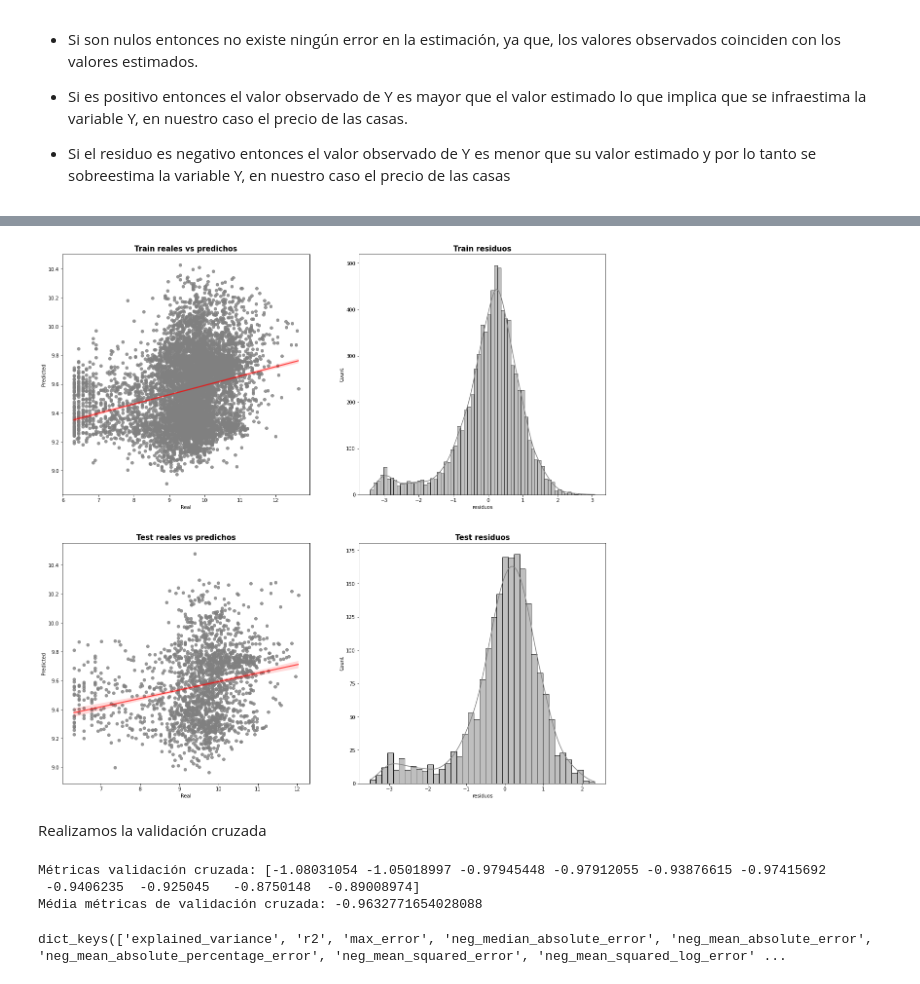
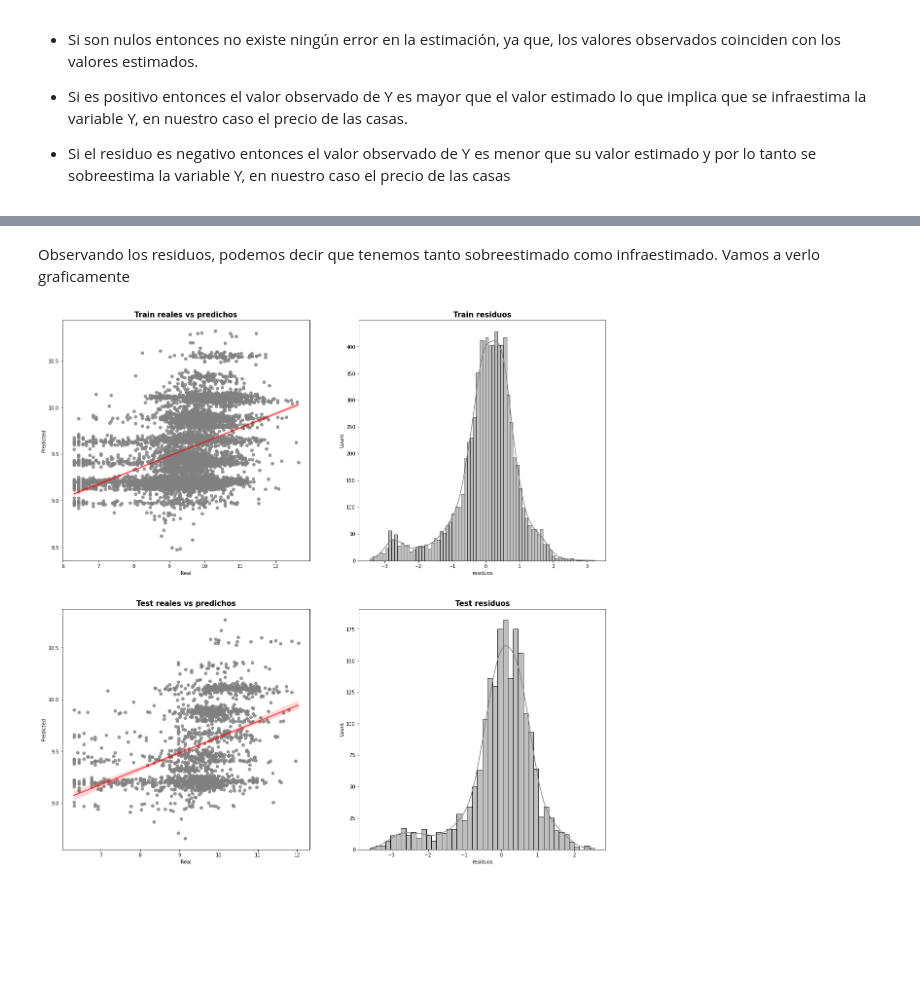
Before and after one commit to Adalab/DA-PROMO-B-MODULO-3-SPRINT-1-ANAIS-ARIANA, a Jupyter notebook: regresion_lineal/RegresiónLineal9.ipynb, the cells around one changed output, grey strips where cells are left out. Drawn from its saved outputs; the diff is of its cells as text; code cells hidden in the pictures; blank space fills up the shorter version.

```diff
--- a/regresion_lineal/RegresiónLineal9.ipynb
+++ b/regresion_lineal/RegresiónLineal9.ipynb
@@ -63,3 +82,3 @@ Vamos a dividir nuestros datos en conjunto de entrenamiento y test. Dentro de lo
 # %%
-X = df.drop("Price_log", axis = 1)
+X = df.drop(["Price_log"],  axis = 1)
 y = df["Price_log"]
@@ -114,3 +186,5 @@ resultados.head()
+# %%
+resultados2 = resultados[resultados['Predicted'] < resultados['Predicted'].max()]
 # %%
 ### Texto de abajo copiado de la lección, hay que ajustar
 # %% [markdown]
@@ -126,66 +217,43 @@ Los residuos pueden ser nulos, positivos o negativos:
+# %% [markdown]
+Observando los residuos, podemos decir que tenemos tanto sobreestimado como infraestimado. Vamos a verlo graficamente
 # %%
 fig, ax = plt.subplots(2,2,figsize=(20,20))
 
 
 # ploteamos los reales vs los predichos
-sns.regplot(data = resultados[resultados['Set'] == "Train"],
+sns.regplot(data = resultados2[resultados2['Set'] == "Train"],
             x = "Real",
             y = "Predicted",
             ax = ax[0,0],
             color = "grey",
             line_kws = {"color": "red", "alpha": 0.7 })
 
 
-sns.regplot(data = resultados[resultados['Set'] == "Test"],
+sns.regplot(data = resultados2[resultados2['Set'] == "Test"],
             x = "Real",
             y = "Predicted",
-            color = "gray",
+            color = "grey",
             line_kws = {"color": "red", "alpha": 0.7 },
             ax = ax[1,0])
 
 
 # ploteamos los residuos
-sns.histplot(resultados[resultados['Set'] == "Train"],
+sns.histplot(resultados2[resultados2['Set'] == "Train"],
              x="residuos",
              color ="grey",
              kde=True,
              ax = ax[0,1])
 
 
-sns.histplot(resultados[resultados['Set'] == "Test"],
+sns.histplot(resultados2[resultados2['Set'] == "Test"],
              x="residuos",
              color = "grey",
              kde=True,
              ax = ax[1,1])
 
 ax[0,0].set_title("Train reales vs predichos", fontsize = 15, fontweight = "bold")
 ax[0,1].set_title("Train residuos", fontsize = 15, fontweight = "bold")
 ax[1,0].set_title("Test reales vs predichos", fontsize = 15, fontweight = "bold")
 ax[1,1].set_title("Test residuos", fontsize = 15, fontweight = "bold");
 # %% [output]
-[figure, old version]
+[figure, new version]
-# %% [markdown]
-Realizamos la validación cruzada
-# %%
-# Validación cruzada repetida con una única métrica
-# ==============================================================================
-cv_scores = cross_val_score(
-                estimator = LinearRegression(), # que algoritmo  queremos usar para ajustar el modelo
-                X         = X, # cuales son las variables X. Fijaos que no le pasamos el X_train, le pasamos todos los datos de la X
-                y         = y, # cual es nuestra variable y
-                scoring   = 'neg_root_mean_squared_error', # que métrica queremos calcular
-                cv        = 10 # número de veces que queremos hacer la validación
-             )
-
-print(f"Métricas validación cruzada: {cv_scores}") # sacamos las métricas para cada una de las iteraciones
-print(f"Média métricas de validación cruzada: {cv_scores.mean()}") # calculamos la media de todas las iteraciones.
-# %% [output]
-Métricas validación cruzada: [-1.08031054 -1.05018997 -0.97945448 -0.97912055 -0.93876615 -0.97415692
- -0.9406235  -0.925045   -0.8750148  -0.89008974]
-Média métricas de validación cruzada: -0.9632771654028088
-# %%
-# para saber que métricas podemos usar:
-
-metrics.SCORERS.keys()
-# %% [output]
-dict_keys(['explained_variance', 'r2', 'max_error', 'neg_median_absolute_error', 'neg_mean_absolute_error', 'neg_mean_absolute_percentage_error', 'neg_mean_squared_error', 'neg_mean_squared_log_error' ...
```
Also changed, not shown: parts of 30 cells of this notebook, 20 other files.
